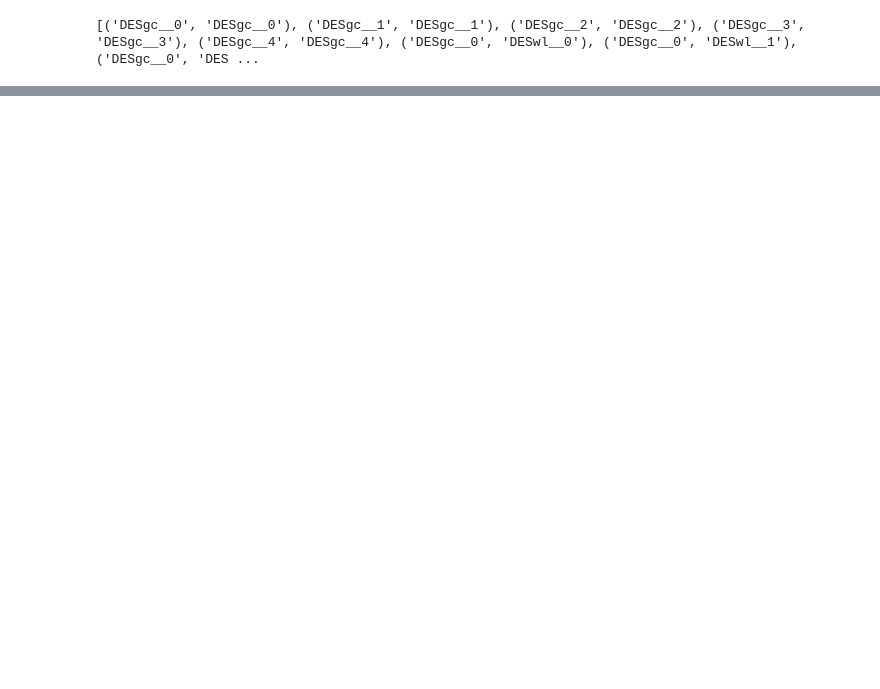
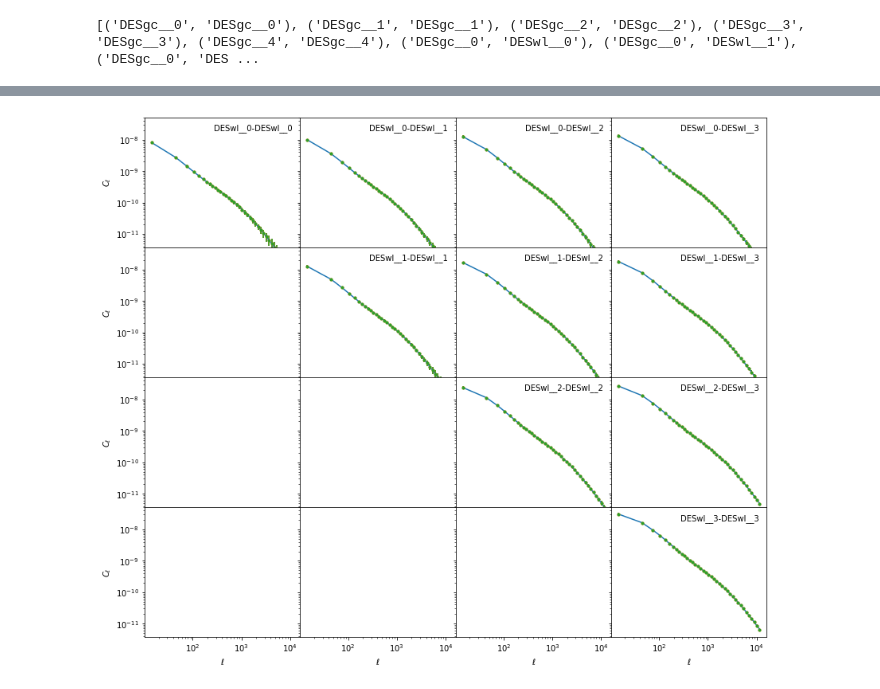
Before and after one commit to boryanah/simple_nz_marg, a Jupyter notebook: plot_sacc.ipynb, the cells around one changed output, grey strips where cells are left out. Saved outputs shown, nothing was run; the diff lists cells and outputs as text; code cells hidden in the pictures; blank space fills up the shorter version.

```diff
--- a/plot_sacc.ipynb
+++ b/plot_sacc.ipynb
@@ -87,0 +221,31 @@ plt.close()
+# %%
+# gc-wl
+f, ax = plt.subplots(4, 4, figsize=(14, 12), sharex=True, gridspec_kw={'wspace':0, 'hspace': 0}, sharey=True)
+for i1, i2, ti1, ti2, ii, dtype in tracer_iterator():
+    if dtype != 'cl_ee':
+        continue
+    tr1, tr2 = ti1, ti2
+    i, j = int(tr1[-1]), int(tr2[-1])
+
+    ell, cl, cov, ind = s.get_ell_cl('cl_ee', tr1, tr2, return_cov=True, return_ind=True)
+    ax[i, j].errorbar(ell, cl, yerr=np.sqrt(np.diag(cov)))
+
+    cov = covG_rsh[ind][:, ind]
+    ax[i, j].errorbar(ell, cl, yerr=np.sqrt(np.diag(cov)), fmt='.')
+
+    cov = covG[ii, :, ii, :]
+#     cov = covG[:, ii, :, ii]
+    ax[i, j].errorbar(ell, cl, yerr=np.sqrt(np.diag(cov)), fmt='.')
+
+    ax[i, j].text(0.95, 0.95, f'{tr1}-{tr2}', horizontalalignment='right',
+     verticalalignment='top', transform=ax[i, j].transAxes)
+    ax[-1, j].set_xlabel('$\ell$')
+
+    ax[i, 0].set_ylabel('$C_\ell$')
+
+ax[0, 0].set_yscale('log')
+ax[0, 0].set_xscale('log')
+plt.show()
+plt.close()
+# %% [output]
+[figure, added]
```
Also changed, not shown: parts of 9 cells of this notebook.
